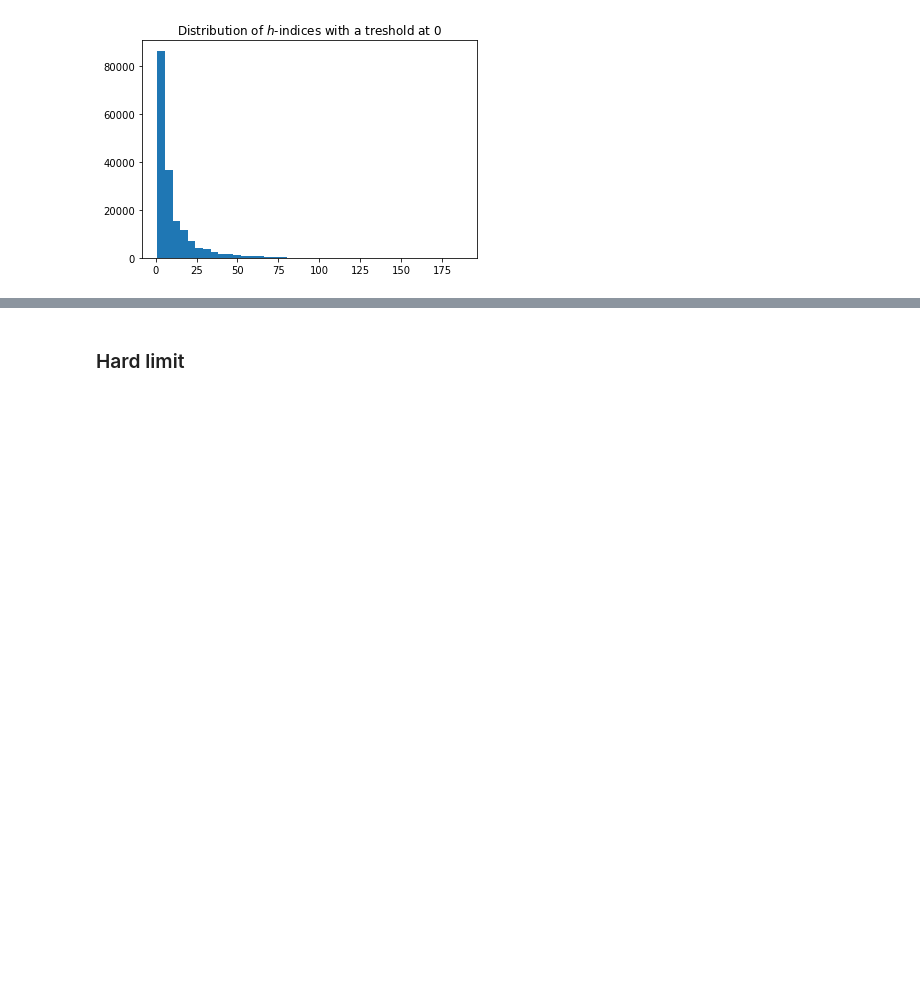
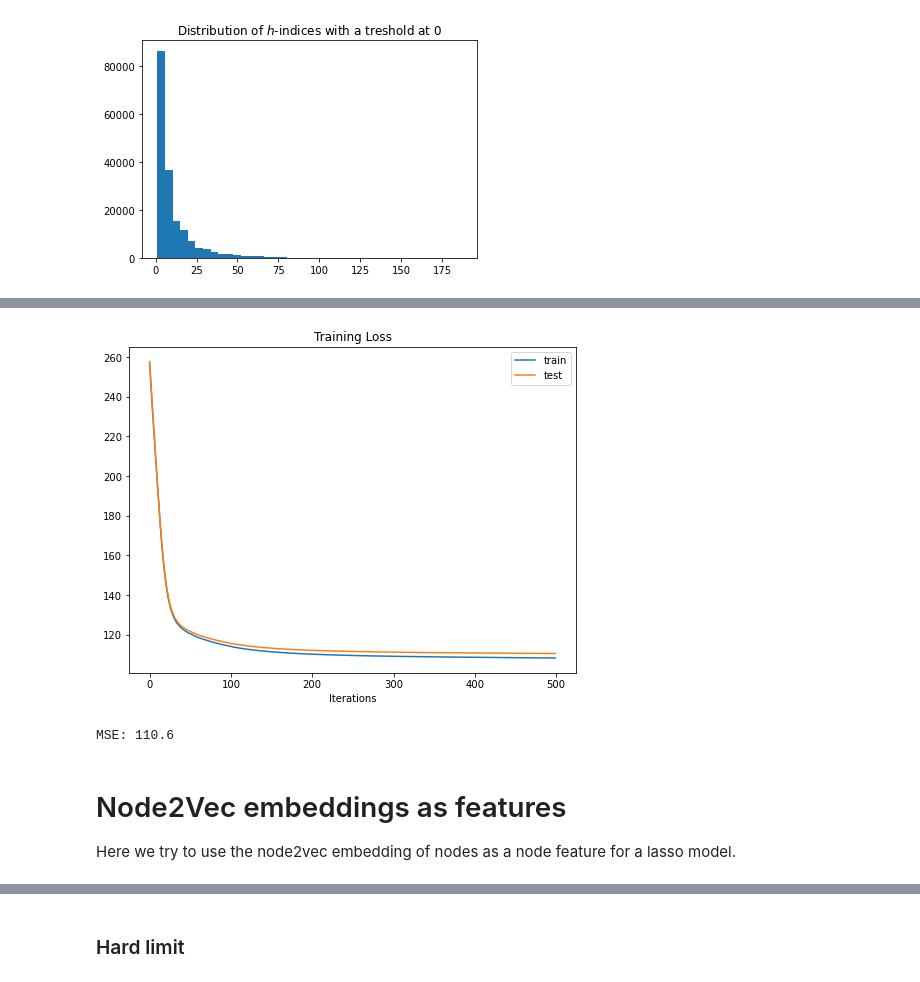
Before and after one commit to Adrien-Kahn/INF554-Data-Challenge, a Jupyter notebook: Notebooks/Main.ipynb, the cells around one changed output, grey strips where cells are left out. Cells and saved outputs as stored; diff of their text form; code cells hidden in the pictures; blank space fills up the shorter version.

```diff
--- a/Notebooks/Main.ipynb
+++ b/Notebooks/Main.ipynb
@@ -382,0 +235,57 @@ for key in nb_papers.keys():
+# %%
+# Builds the feature vectors
+X_train, y_train = featvecs_basic(df_train)
+X_test, y_test = featvecs_basic(df_test)
+
+# Normalizing features (assumes that X_train is larger than X_test)
+scaler = StandardScaler().fit(X_train)
+X_train = scaler.transform(X_train)
+X_test = scaler.transform(X_test)
+
+# Conversion to torch tensors
+X_train = torch.from_numpy(X_train).float()
+y_train = torch.from_numpy(y_train).float()
+X_test = torch.from_numpy(X_test).float()
+y_test = torch.from_numpy(y_test).float()
+# %%
+model = nn.Sequential(nn.Linear(n_feat_basic, 40), nn.Tanh(), nn.Linear(40, 1))
+
+loss_function = nn.MSELoss()
+other_loss = nn.MSELoss()
+optimizer = torch.optim.SGD(model.parameters(), lr = 0.005)
+
+train_losses = []
+test_losses = []
+
+for epoch in range(500):
+
+    # Update test loss
+    output_test = model(X_test)
+    test_losses.append(other_loss(output_test, y_test).item())
+
+    # Optimization step
+    output = model.forward(X_train)
+    loss = loss_function(output, y_train)
+    optimizer.zero_grad() #required since pytorch accumulates the gradients
+    loss.backward() #backpropagation step
+    optimizer.step() #update the parameters
+
+    # Update train loss
+    train_losses.append(loss.item())
+
+fig, ax = plt.subplots(figsize = (8,6))
+ax.plot(train_losses, label = 'train')
+ax.plot(test_losses, label = 'test')
+ax.set_title("Training Loss")
+ax.set_xlabel("Iterations")
+plt.legend()
+plt.show()
+
+print("MSE: {:.4}".format(min(test_losses)))
+# %% [output]
+[figure, added]
+MSE: 110.6
+# %% [markdown]
+# Node2Vec embeddings as features
+
+Here we try to use the node2vec embedding of nodes as a node feature for a lasso model.
```
Also changed, not shown: parts of 49 cells of this notebook.
